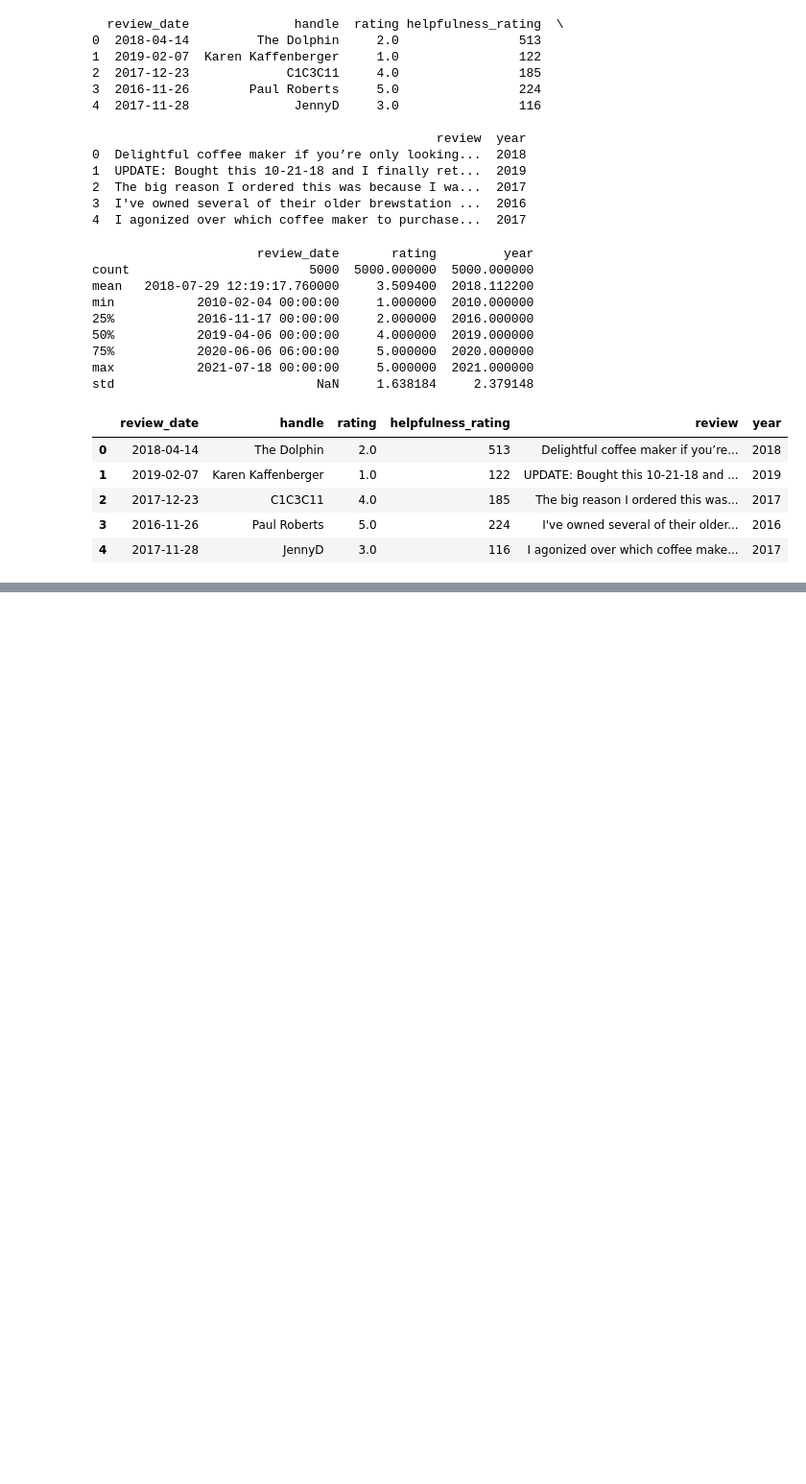
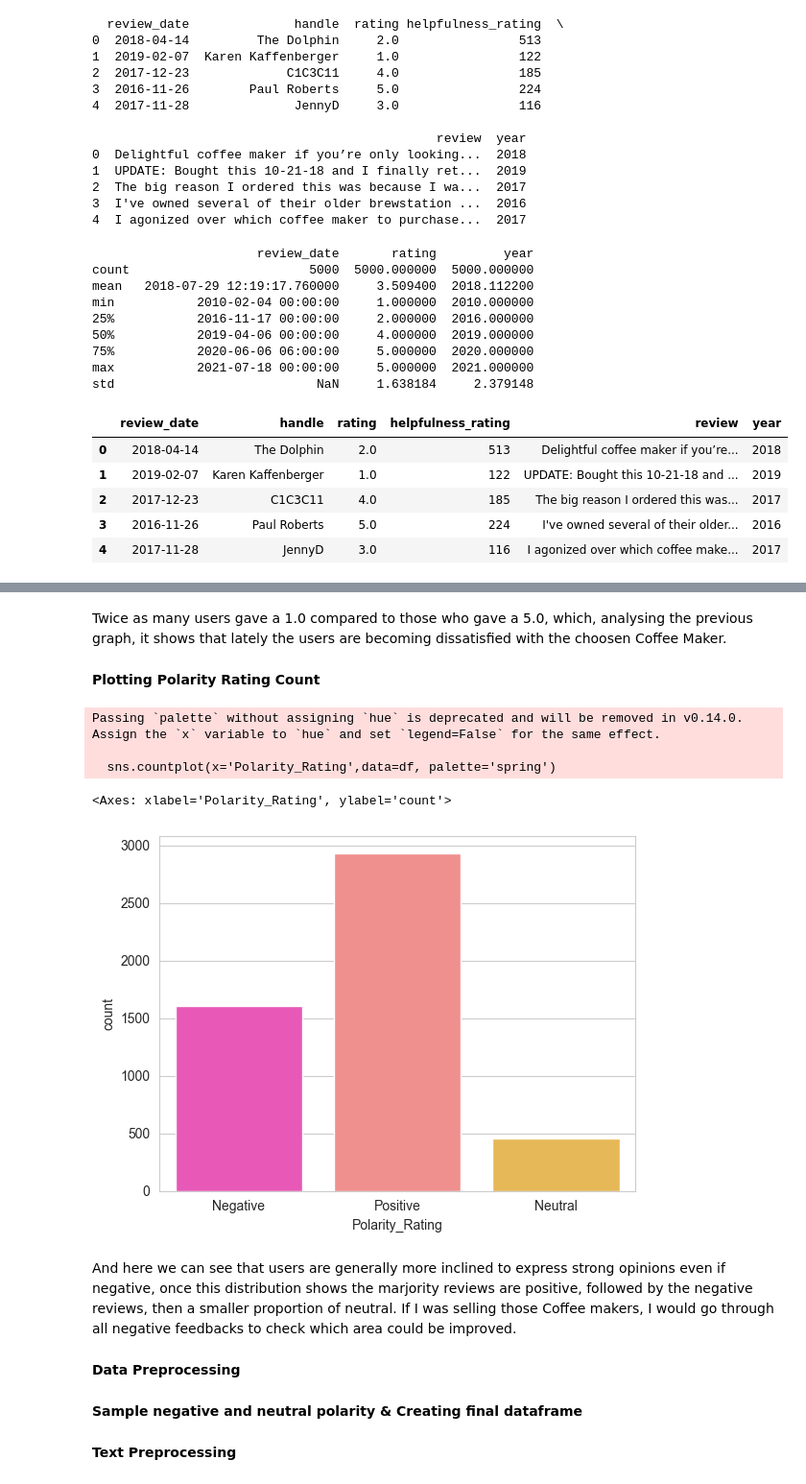
Before and after one commit to 353-KeithFernandes/KeithFernandes_ML_CA2, a Jupyter notebook: KeithFernandes_ML_CA2.ipynb, the cells around one changed output, grey strips where cells are left out. Shown at 96% size. Drawn from its saved outputs; the diff is of its cells as text; code cells hidden in the pictures; blank space fills up the shorter version.

```diff
--- a/KeithFernandes_ML_CA2.ipynb
+++ b/KeithFernandes_ML_CA2.ipynb
@@ -94,0 +160,18 @@ df.head()
+# %% [markdown]
+Twice as many users gave a 1.0 compared to those who gave a 5.0, which, analysing the previous graph, it shows that lately the users are becoming dissatisfied with the choosen Coffee Maker.
+# %% [markdown]
+**Plotting Polarity Rating Count**
+# %%
+sns.set_style('whitegrid')
+sns.countplot(x='Polarity_Rating',data=df, palette='spring')
+# %% [output]
+Passing `palette` without assigning `hue` is deprecated and will be removed in v0.14.0. Assign the `x` variable to `hue` and set `legend=False` for the same effect.
+
+  sns.countplot(x='Polarity_Rating',data=df, palette='spring')
+<Axes: xlabel='Polarity_Rating', ylabel='count'>
+[figure, added]
+# %% [markdown]
+And here we can see that users are generally more inclined to express strong opinions even if negative, once this distribution shows the marjority reviews are positive, followed by the negative reviews, then a smaller proportion of neutral.
+If I was selling those Coffee makers, I would go through all negative feedbacks to check which area could be improved.
+# %% [markdown]
+**Data Preprocessing**
@@ -94,0 +182,2 @@ df.head()
+# %% [markdown]
+**Sample negative and neutral polarity & Creating final dataframe**
@@ -94,0 +188,2 @@ df.head()
+# %% [markdown]
+**Text Preprocessing**
```
Also changed, not shown: parts of 39 cells of this notebook.
